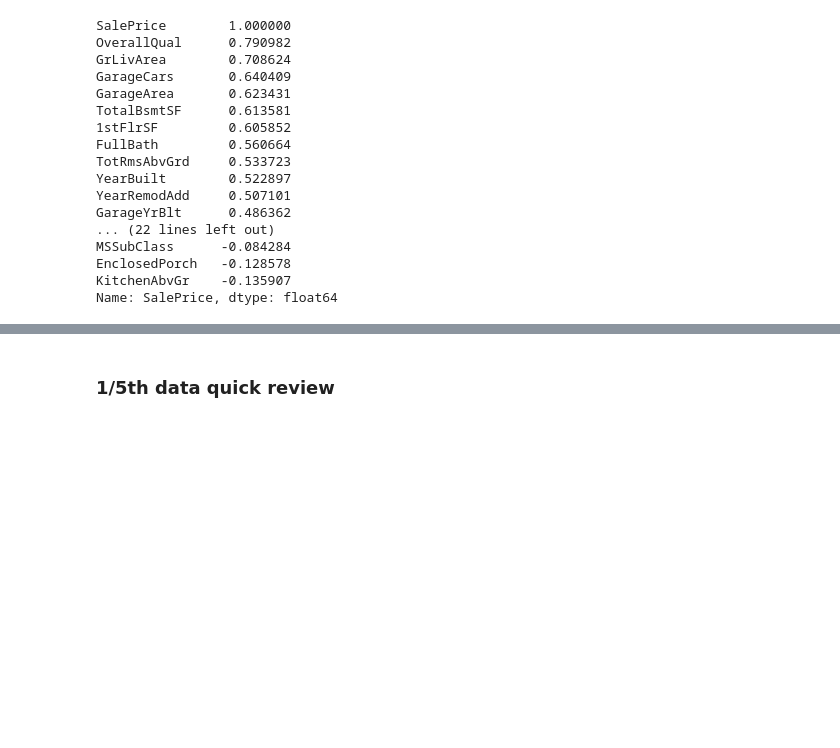
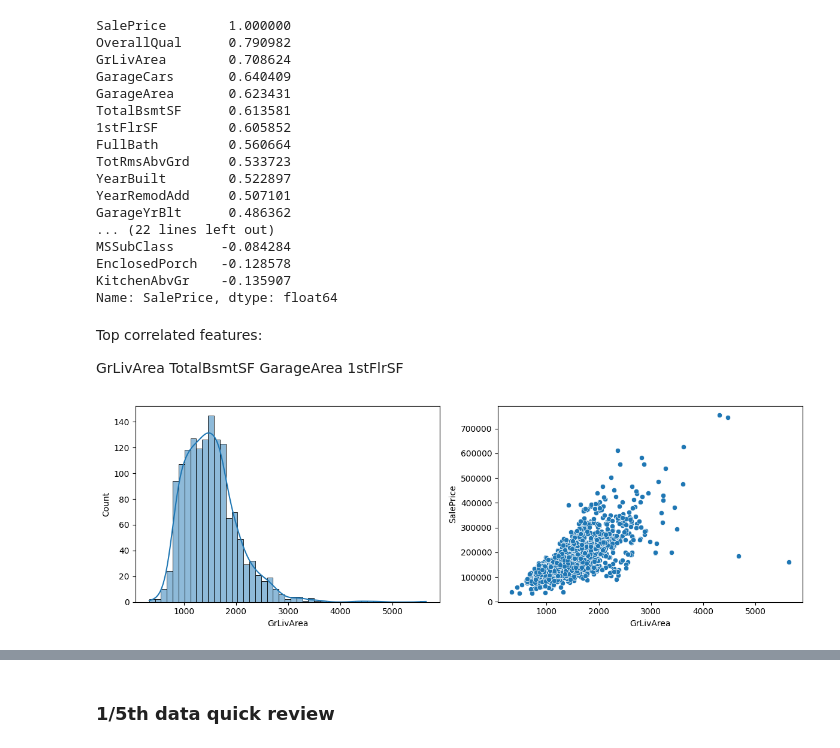
Before and after one commit to Somay-kousis/House-Price-Prediction-System, a Jupyter notebook: Project.ipynb, the cells around one changed output, grey strips where cells are left out. Drawn from its saved outputs; the diff is of its cells as text; code cells hidden in the pictures; blank space fills up the shorter version.

```diff
--- a/Project.ipynb
+++ b/Project.ipynb
@@ -118,3 +119,18 @@ MSSubClass      -0.084284
 EnclosedPorch   -0.128578
 KitchenAbvGr    -0.135907
 Name: SalePrice, dtype: float64
+# %% [markdown]
+Top correlated features:
+
+GrLivArea
+TotalBsmtSF
+GarageArea
+1stFlrSF
+# %%
+fig, ax = plt.subplots(1,2, figsize=(12,4))
+sns.histplot(x=df['GrLivArea'], kde=True, ax=ax[0])
+sns.scatterplot(x=df['GrLivArea'], y=df['SalePrice'], ax=ax[1])
+plt.tight_layout()
+plt.show()
+# %% [output]
+[figure, added]
```
Also changed, not shown: parts of 23 cells of this notebook, 1 other file.
